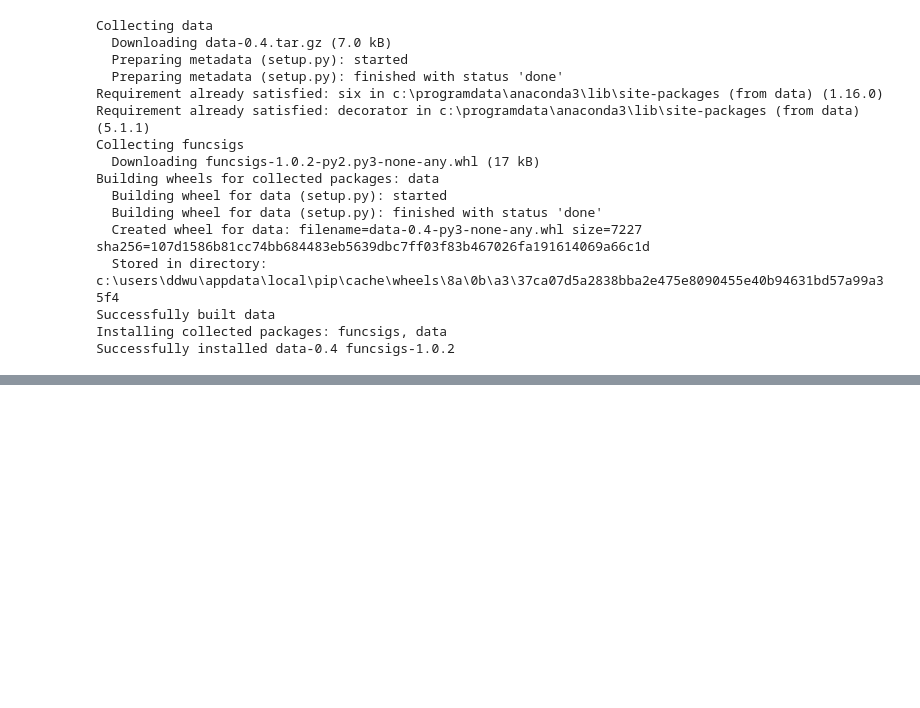
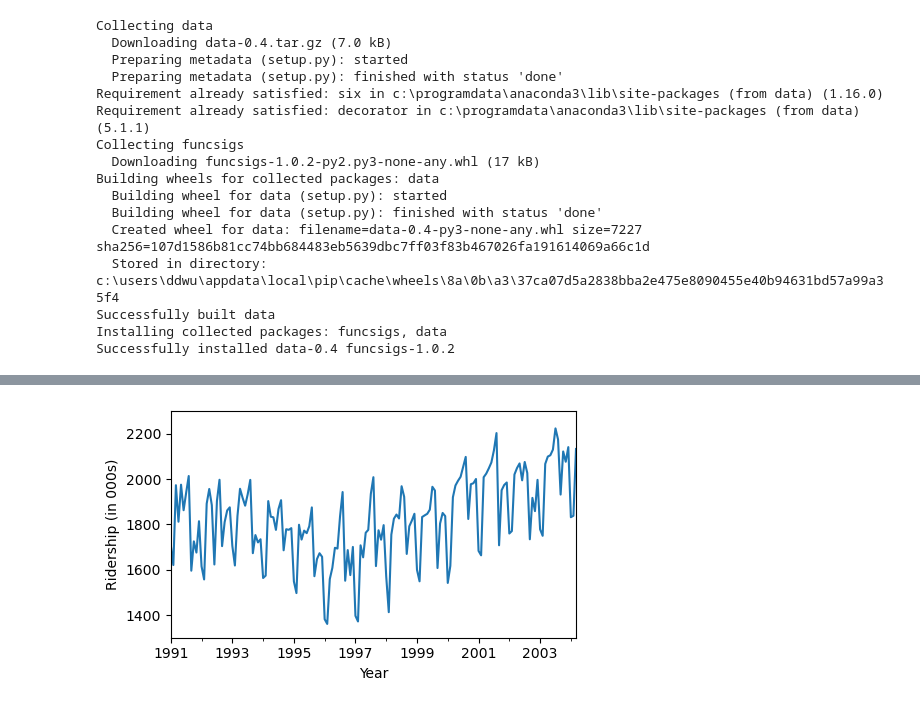
Before and after one commit to JunheeChoi/dm_class, a Jupyter notebook: 0314_dmclass.ipynb, the cells around one changed output, grey strips where cells are left out. Drawn from its saved outputs; the diff is of its cells as text; code cells hidden in the pictures; blank space fills up the shorter version.

```diff
--- a/0314_dmclass.ipynb
+++ b/0314_dmclass.ipynb
@@ -481,0 +531,3 @@ Successfully installed data-0.4 funcsigs-1.0.2
+# %%
+amtrak_df = pd.read_csv('https://raw.githubusercontent.com/reisanar/datasets/master/Amtrak.csv')
+amtrak_df.head()
@@ -481,0 +541,14 @@ Successfully installed data-0.4 funcsigs-1.0.2
+# %%
+# 시계열 분석에 적합하도록 변환
+amtrak_df['Date'] = pd.to_datetime(amtrak_df.Month, format = '%d/%m/%Y')
+# %%
+ridership_ts = pd.Series(amtrak_df.Ridership.values, index = amtrak_df.Date)
+# %%
+ridership_ts.plot(ylim = [1300, 2300], legend = False, figsize = [5,3])
+plt.xlabel('Year')
+plt.ylabel('Ridership (in 000s)')
+
+plt.tight_layout()
+plt.show()
+# %% [output]
+[figure, added]
```
Also changed, not shown: parts of 18 cells of this notebook.
